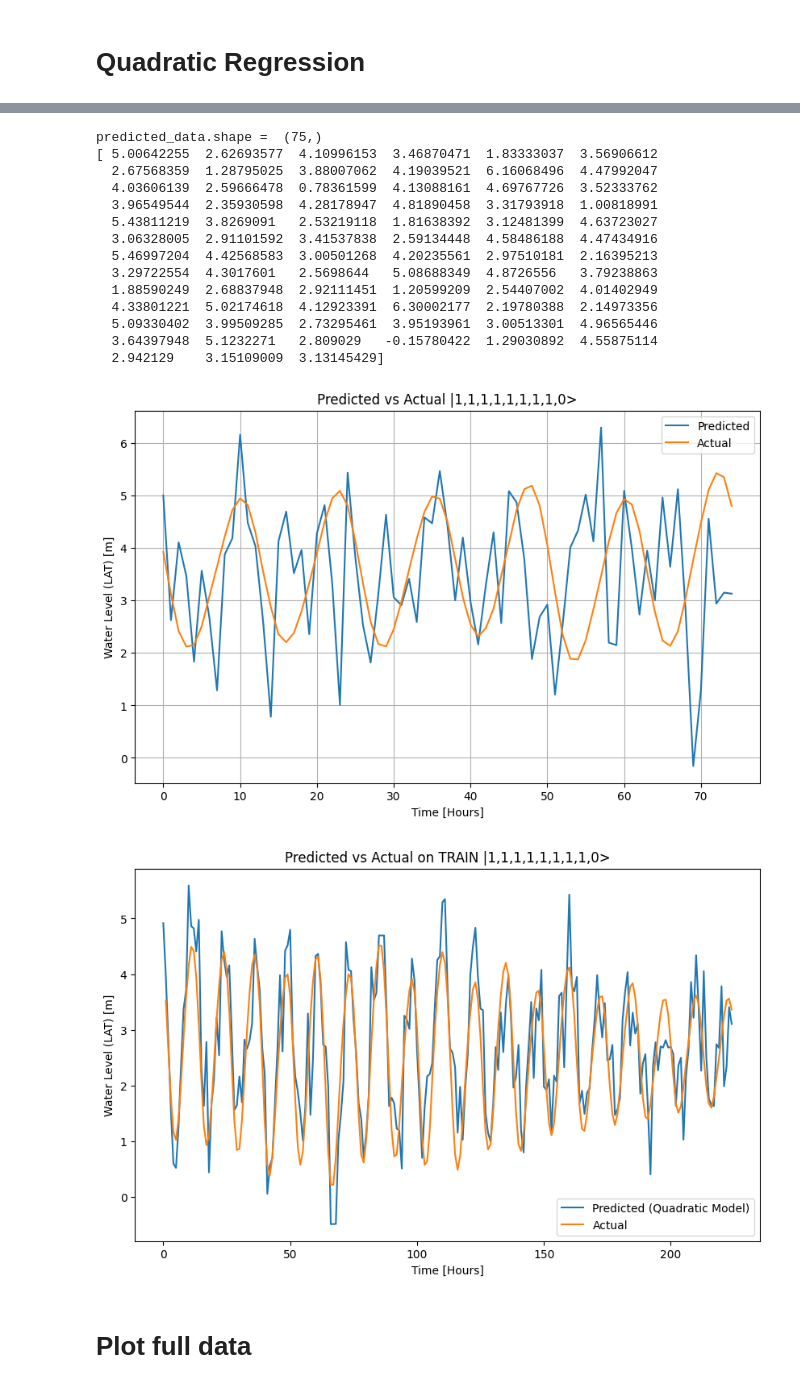
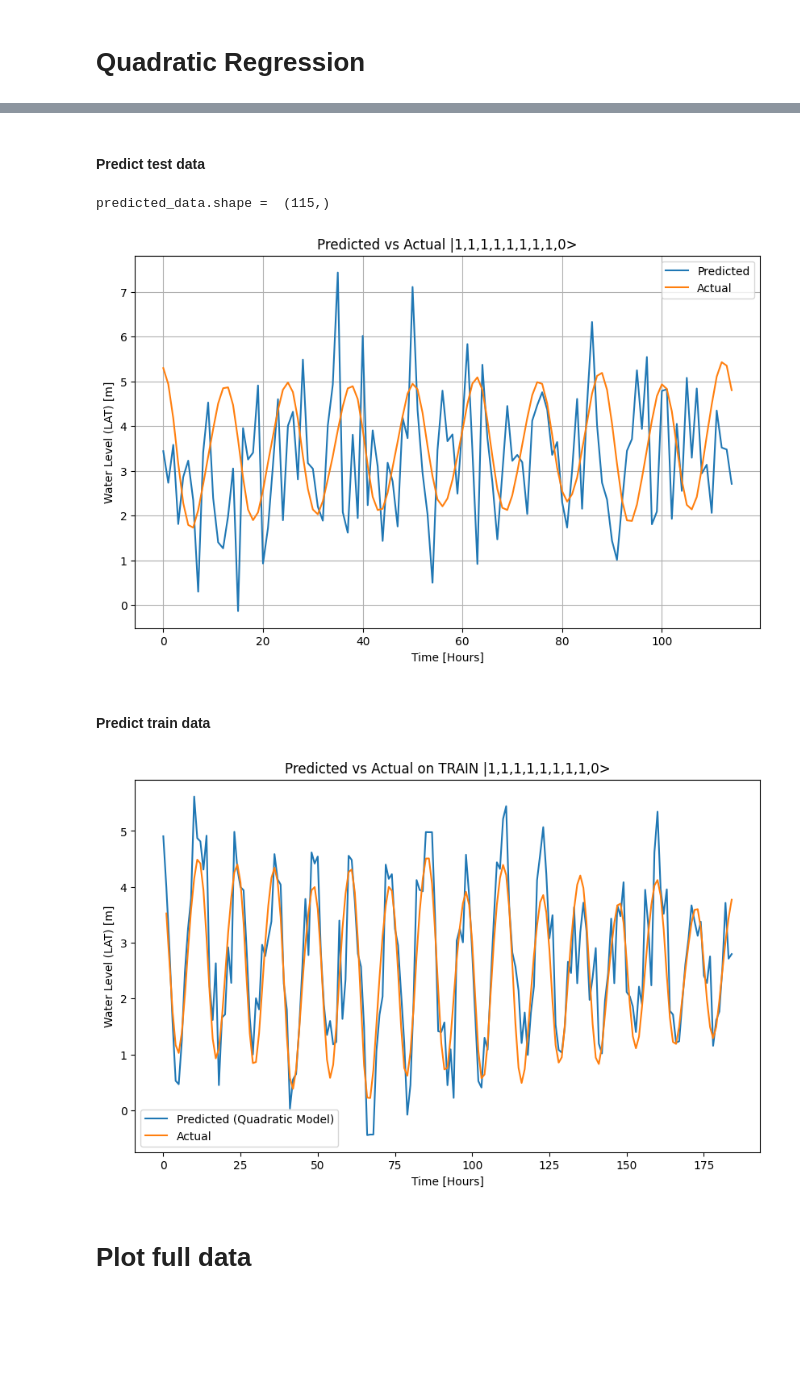
Before and after one commit to MauriceDHanisch/LOQCathon_qReservoir, a Jupyter notebook: RC_Method_1/Tide_predictor/quad_fit_regul_correct_split.ipynb, the cells around one changed output, grey strips where cells are left out. Cells and saved outputs as stored; diff of their text form; code cells hidden in the pictures; blank space fills up the shorter version.

```diff
--- a/RC_Method_1/Tide_predictor/quad_fit_regul_correct_split.ipynb
+++ b/RC_Method_1/Tide_predictor/quad_fit_regul_correct_split.ipynb
@@ -18,7 +18,7 @@ df = pd.read_csv(file_name)
 df.drop(columns=['latitude', 'longitude', 'Water_Level_OD_Malin'], inplace=True)
 df = df.iloc[1:]
 df['Water_Level_LAT'] = df['Water_Level_LAT'].astype(float)
-mean_every_12_rows = df.groupby(df.index // 12)['Water_Level_LAT'].mean()[:500]
+mean_every_12_rows = df.groupby(df.index // 12)['Water_Level_LAT'].mean()[:300]
 
 mean_every_12_rows
 # %% [output]
@@ -126,7 +128,7 @@ print("expectations_matrix.shape = ", np.array(full_expectation_matrix).shape)
 # %%
 # Train Test split
 
-split_int = 75
+split_int = 115
 
 test_expectation_matrix = full_expectation_matrix[-split_int:]
 train_expectation_matrix = full_expectation_matrix[:-split_int]
@@ -176,32 +178,13 @@ labels shape:  (225,)
-# %%
-test_expectation_matrix_quad = poly.fit_transform(test_expectation_matrix)
-
-# Make predictions using the quadratic model
-predicted_test_data_quad = reg_ridge.predict(test_expectation_matrix_quad)
-print("predicted_data.shape = ", predicted_test_data_quad.shape)
-
-# Rescale the prediction data (if necessary)
-# Assuming 'rescale' is a function or a method you have defined for rescaling
-# rescaled_predicted_data = rescale(predicted_data_quad)
-
-# Print predictions
-print(predicted_test_data_quad)
-# %% [output]
-predicted_data.shape =  (75,)
-[ 5.00642255  2.62693577  4.10996153  3.46870471  1.83333037  3.56906612
-  2.67568359  1.28795025  3.88007062  4.19039521  6.16068496  4.47992047
-  4.03606139  2.59666478  0.78361599  4.13088161  4.69767726  3.52333762
-  3.96549544  2.35930598  4.28178947  4.81890458  3.31793918  1.00818991
-  5.43811219  3.8269091   2.53219118  1.81638392  3.12481399  4.63723027
-  3.06328005  2.91101592  3.41537838  2.59134448  4.58486188  4.47434916
-  5.46997204  4.42568583  3.00501268  4.20235561  2.97510181  2.16395213
-  3.29722554  4.3017601   2.5698644   5.08688349  4.8726556   3.79238863
-  1.88590249  2.68837948  2.92111451  1.20599209  2.54407002  4.01402949
-  4.33801221  5.02174618  4.12923391  6.30002177  2.19780388  2.14973356
-  5.09330402  3.99509285  2.73295461  3.95193961  3.00513301  4.96565446
-  3.64397948  5.1232271   2.809029   -0.15780422  1.29030892  4.55875114
-  2.942129    3.15109009  3.13145429]
+# %% [markdown]
+#### Predict test data
 # %%
+test_expectation_matrix_quad = poly.fit_transform(test_expectation_matrix)
+
+# Make predictions using the quadratic model
+predicted_test_data_quad = reg_ridge.predict(test_expectation_matrix_quad)
+print("predicted_data.shape = ", predicted_test_data_quad.shape)
+
+
 import matplotlib.pyplot as plt
 
 plt.figure(figsize=(10, 6))
@@ -213,33 +196,36 @@ plt.ylabel('Water Level (LAT) [m]')
 plt.legend()
 plt.grid(True)
 # %% [output]
+predicted_data.shape =  (115,)
-[figure, old version]
+[figure, new version]
+# %% [markdown]
+#### Predict train data
 # %%
 from sklearn.preprocessing import PolynomialFeatures
 import matplotlib.pyplot as plt
 
 # Assuming 'reg_quad' is your trained quadratic model and 'train_expectation_matrix' is available
 
 # Transform the training data to include quadratic terms
 train_expectation_matrix_quad = poly.fit_transform(train_expectation_matrix)
 
 # Make predictions using the quadratic model
 predicted_train_data_quad = reg_ridge.predict(train_expectation_matrix_quad) - 0.7
 
 # Assuming 'other_data' is already defined and represents the actual values
 other_data = mean_every_12_rows[1:-split_int]
 
 # Plotting
 plt.figure(figsize=(10, 6))
-plt.plot(predicted_train_data_quad, label='Predicted (Quadratic Model)')
-plt.plot(other_data, label='Actual')
+plt.plot(predicted_train_data_quad[:], label='Predicted (Quadratic Model)')
+plt.plot(other_data[:], label='Actual')
 plt.title(f'Predicted vs Actual on TRAIN {input_state}')
 plt.xlabel('Time [Hours]')
 plt.ylabel('Water Level (LAT) [m]')
 plt.legend()
 plt.show()
 # %% [output]
-[figure, old version]
+[figure, new version]
 # %% [markdown]
 # Plot full data
 # %%
```
Also changed, not shown: parts of 9 cells of this notebook.
